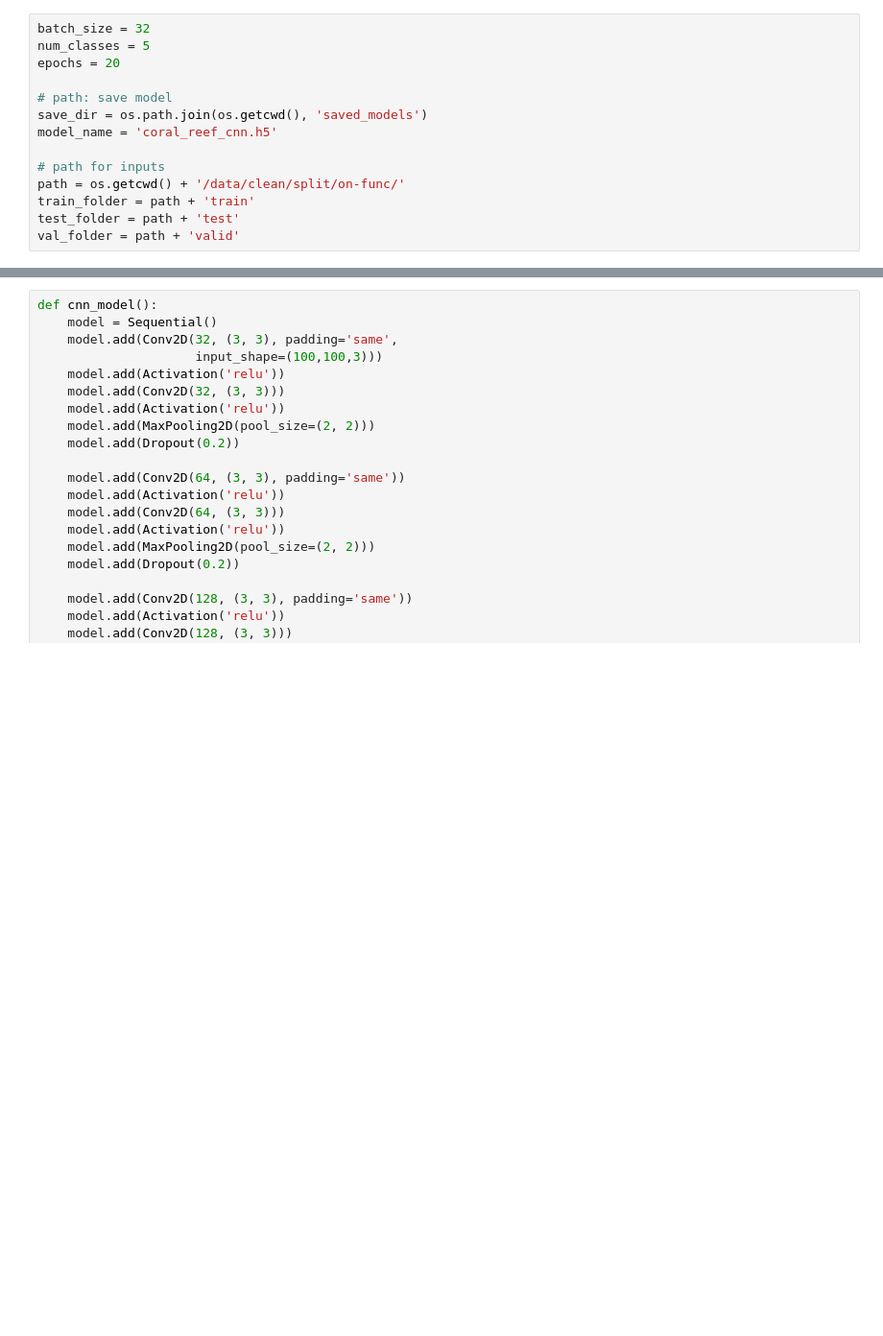
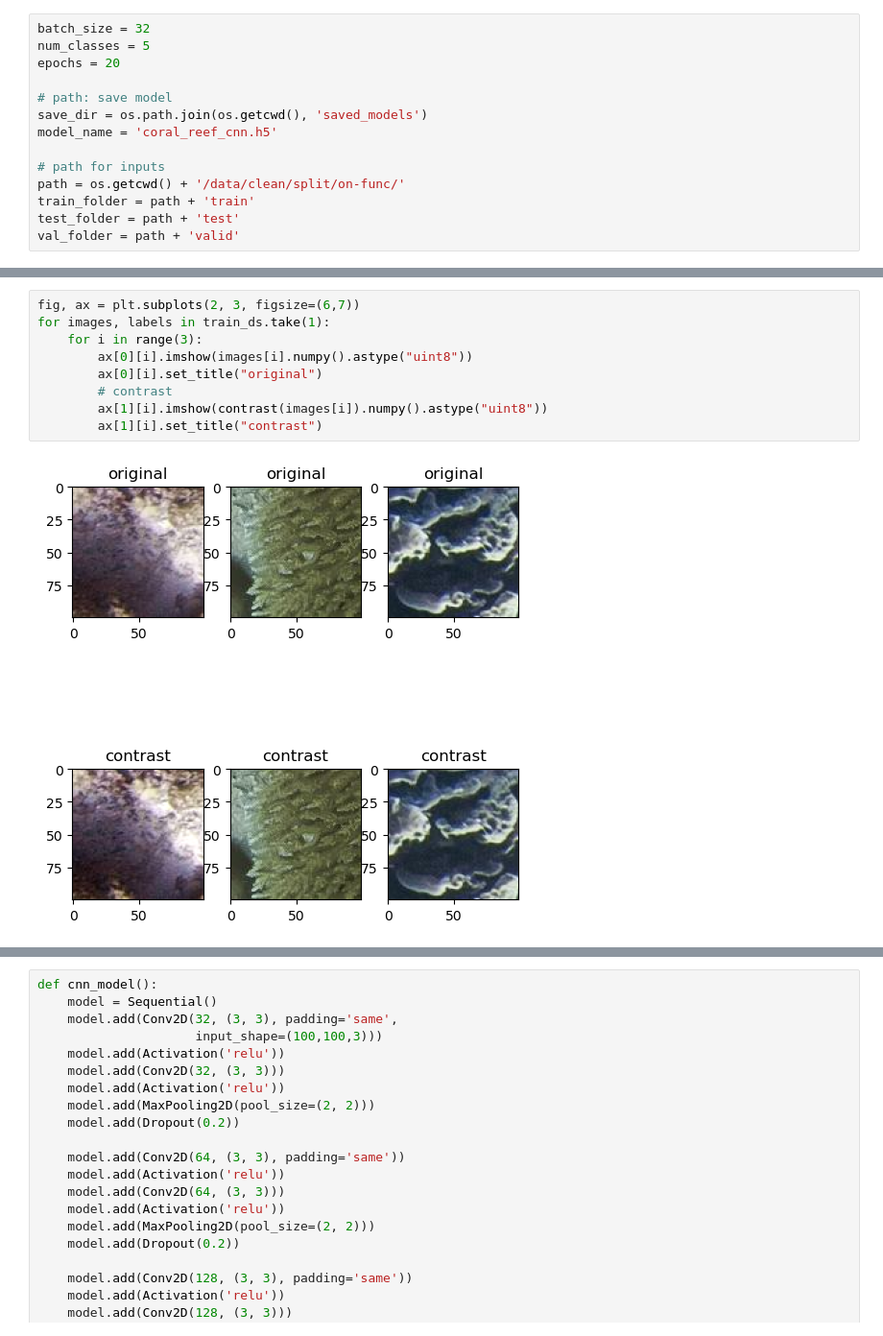
Before and after one commit to AlmaLiezenga/fruitpunch_coral_classification, a Jupyter notebook: model.ipynb, the cells around one changed output, grey strips where cells are left out. Shown at 96% size. Drawn from its saved outputs; the diff is of its cells as text; blank space fills up the shorter version.

```diff
--- a/model.ipynb
+++ b/model.ipynb
@@ -85,0 +141,11 @@ Found 450 files belonging to 5 classes.
+# %%
+fig, ax = plt.subplots(2, 3, figsize=(6,7))
+for images, labels in train_ds.take(1):
+    for i in range(3):
+        ax[0][i].imshow(images[i].numpy().astype("uint8"))
+        ax[0][i].set_title("original")
+        # contrast
+        ax[1][i].imshow(contrast(images[i]).numpy().astype("uint8"))
+        ax[1][i].set_title("contrast")
+# %% [output]
+[figure, added]
```
Also changed, not shown: parts of 8 cells of this notebook.
